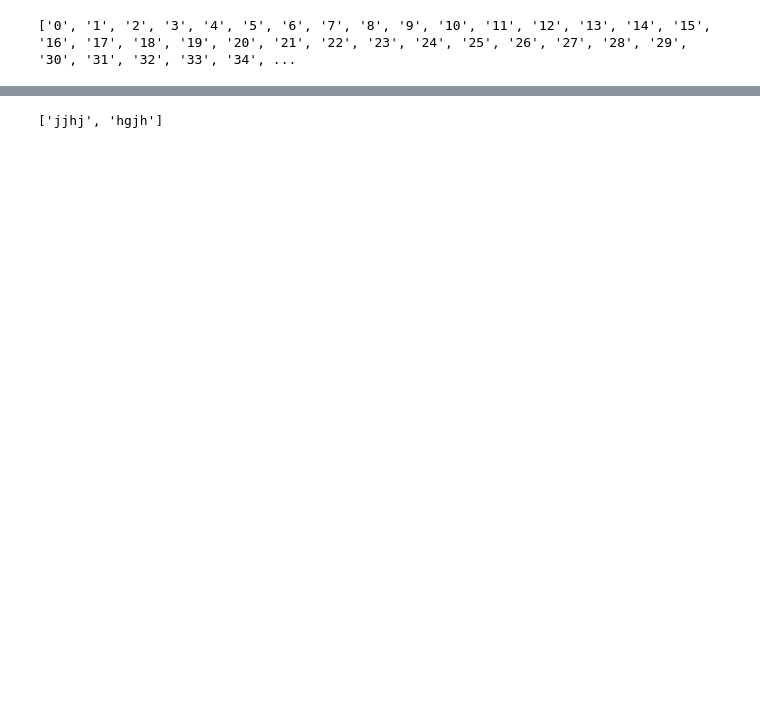
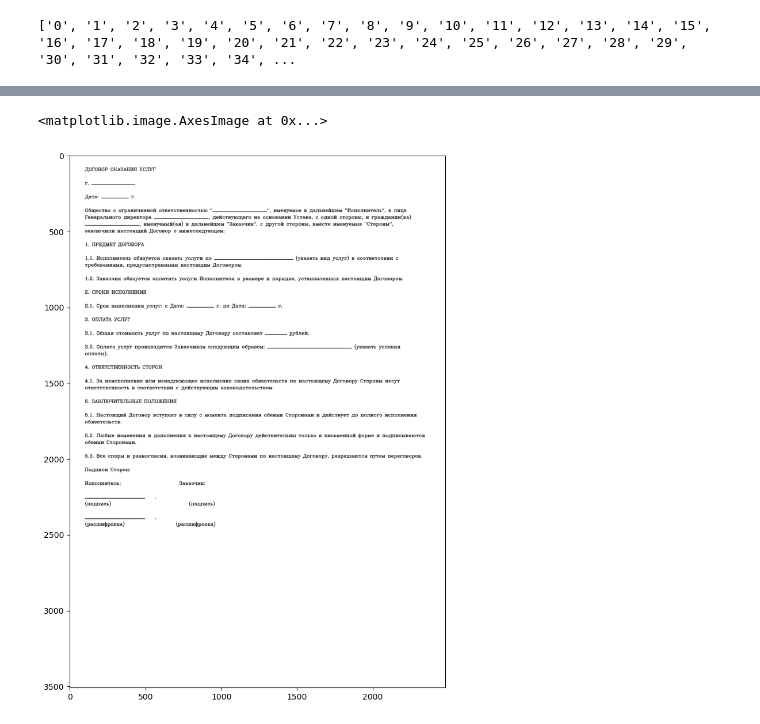
Before and after one commit to GeTrekt133/handwrite_recognation_in_documents, a Jupyter notebook: YOLO.ipynb, the cells around one changed output, grey strips where cells are left out. Saved outputs shown, nothing was run; the diff lists cells and outputs as text; code cells hidden in the pictures; blank space fills up the shorter version.

```diff
--- a/YOLO.ipynb
+++ b/YOLO.ipynb
@@ -756,11 +789,19 @@ flag = False
 nutshell_words = ''
 generated_text = ''
 category = ''
+count_pass = 0
+img = np.zeros([3508, 2480, 4],dtype=np.uint8)
+img.fill(255)
+font_id = r.randint(0,16)
+if r.randint(1,100) > 70:
+    index = r.randint(0,2)
+else:
+    index = 3
 for stringID, string in enumerate(text):
+    img = cv2.putText(img, string,(100,100+stringID*45), 3, 1, (27,27,27, 1.0), 2)
     words = string.split()
     i = 0
     while i < len(words) - 1:
-        #print(words, i)
         if '_' in words[i] and '[' in words[i+1] or '_' in words[i+1] and ']' in words[i]:
             words.pop(i)
         i += 1
@@ -768,7 +809,13 @@ for stringID, string in enumerate(text):
         if '[' in word and ']' in word:
             nutshell_words += word[word.find('[') + 1 : word.find(']')]
             category = get_category(nutshell_words)
-            #print(category, nutshell_words)
+            if category == 0:
+                generated_text = ask_gpt1(nutshell_words)
+            else:
+                generated_text = switcher(category)
+            get_image_of_handwritten_text(generated_text, index, font_id)
+            img = put_text2img(id, count_pass, stringID, img)
+            count_pass += 1
             nutshell_words = ''
         elif '[' in word:
             flag = True
@@ -780,10 +827,11 @@ for stringID, string in enumerate(text):
             category = get_category(nutshell_words)
             if category == 0:
                 generated_text = ask_gpt1(nutshell_words)
-                #print(generated_text)
             else:
                 generated_text = switcher(category)
-            #print(category, nutshell_words)
+            get_image_of_handwritten_text(generated_text, index, font_id)
+            img = put_text2img(id, count_pass, stringID, img)
+            count_pass += 1
             nutshell_words = ''
         elif flag == True and (not('[' in word)):
             nutshell_words += ' '
@@ -792,7 +840,9 @@ for stringID, string in enumerate(text):
             flag_ready = False
             if '20' in word:
                 generated_text = switcher('two_last_digits_of_year')
-                print(generated_text)
+                get_image_of_handwritten_text(generated_text, index, font_id)
+                img = put_text2img(id, count_pass, stringID, img)
+                count_pass += 1
                 continue
             nutshell_words = ''
             #print(word)
@@ -822,8 +872,7 @@ for stringID, string in enumerate(text):
             if flag_ready == False:
                 for idx, el in enumerate(tmp):
                     nutshell_words += el
-                    if id != len(tmp)-1:
-                        nutshell_words += ' '
+                    nutshell_words += ' '
             category = get_category(nutshell_words)
             if category == 'name' and len(text) - 1 != stringID:
                 t = text[stringID + 1]
@@ -836,5 +885,9 @@ for stringID, string in enumerate(text):
             else:
                 #print(category, nutshell_words)
                 generated_text = switcher(category)
-        print(category, generated_text, nutshell_words)
+            get_image_of_handwritten_text(generated_text, index, font_id)
+            img = put_text2img(id, count_pass, stringID, img)
+            count_pass += 1
+        print(category, generated_text, nutshell_words, index)
+img = cv2.cvtColor(img, cv2.COLOR_BGR2RGB)
 # %% [output]
@@ -887,11 +921,25 @@ response
 # %%
+from selenium.webdriver.support.ui import Select
+def get_image_of_handwritten_text(text, id, font_id):
+    driver.find_element(By.ID, 'text').send_keys(text)
+    Select(driver.find_element(By.ID, 'select')).select_by_index(font_id)
+    Select(driver.find_element(By.ID, 'selectcolor')).select_by_index(id)
+    if r.randint(1,100) > 90:
+        Select(driver.find_element(By.ID, 'pomark')).select_by_value('on')
+    if r.randint(1,100) > 70:
+        Select(driver.find_element(By.ID, 'letterdist')).select_by_value('on')
+    if r.randint(1,100) > 70:
+        Select(driver.find_element(By.ID, 'sizeletter')).select_by_value('on')
+    driver.find_element(By.ID, 'butt').click()
+    driver.find_element(By.ID, 'but_screenshot').click()
+    driver.find_element(By.ID, 'text').clear()
+    Select(driver.find_element(By.ID, 'pomark')).select_by_value('off')
+    Select(driver.find_element(By.ID, 'letterdist')).select_by_value('off')
+    Select(driver.find_element(By.ID, 'sizeletter')).select_by_value('off')
+    time.sleep(5)
-# %% [output]
-['jjhj', 'hgjh']
 # %%
-data = open('streets.txt').read().split('\n')
-new_data = ''
-for i in range(len(data)):
-    if i % 3 == 0:
-        s = data[i][4:data[i].find(',')] + '\n'
-        new_data += s.replace('\t', '')
-f = open('new_streets.txt', 'w+').write(new_data)
+plt.figure(figsize=(12, 12))
+plt.imshow(img)
+# %% [output]
+<matplotlib.image.AxesImage at 0x...>
+[figure, added]
```
Also changed, not shown: parts of 14 cells of this notebook.
